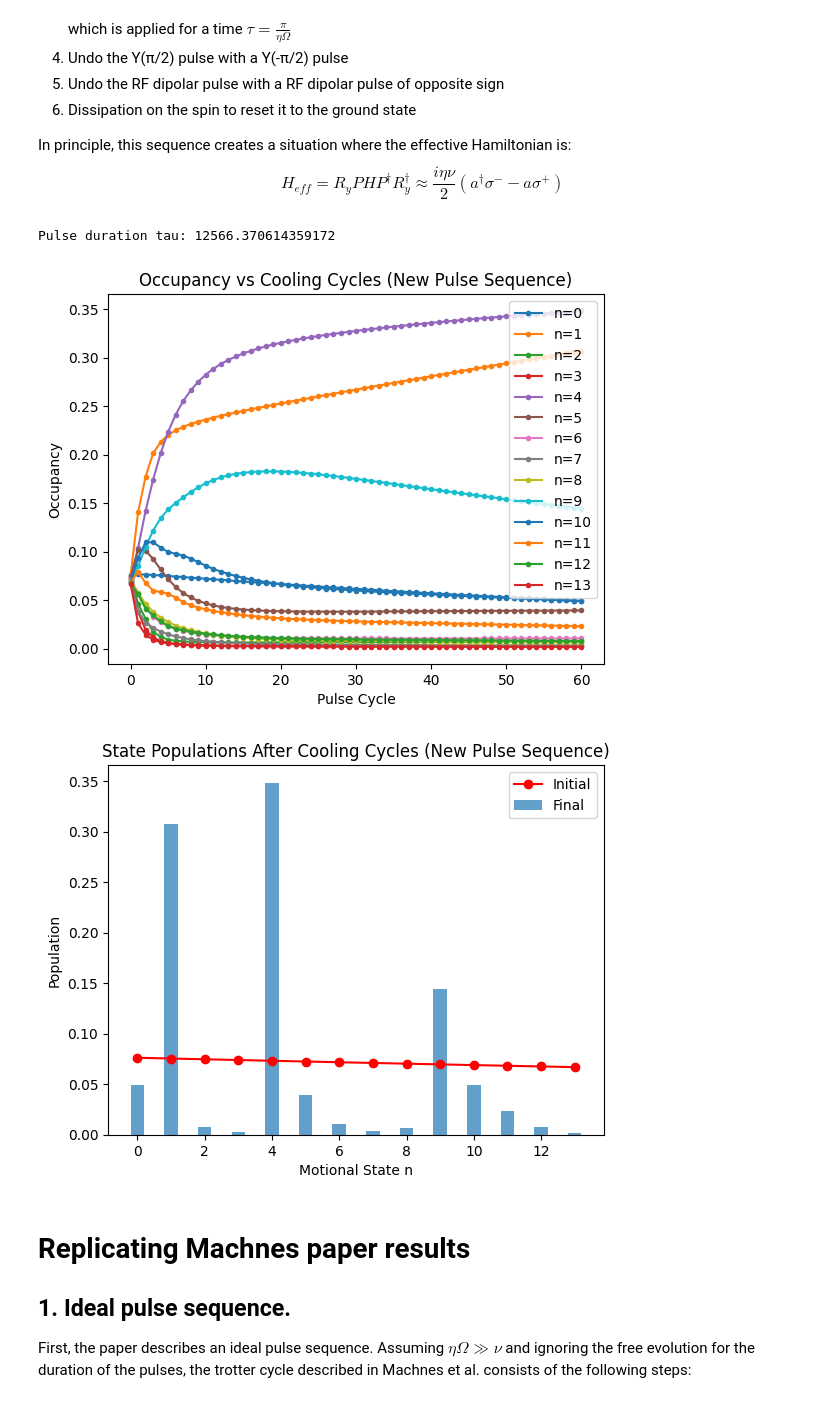
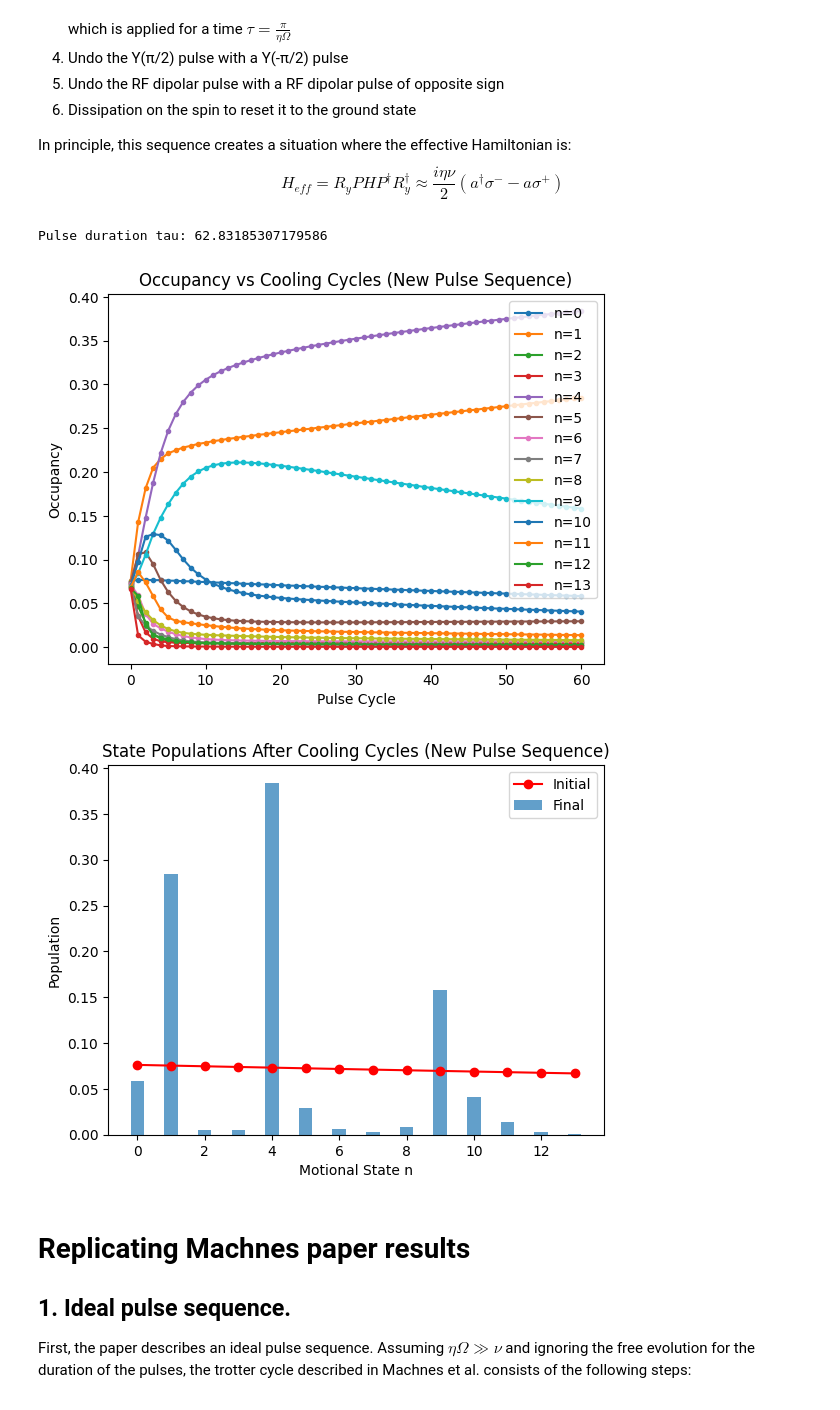
Before and after one commit to GonReina/QLearn, a Jupyter notebook: trapped_ions/Machnes_results.ipynb, the cells around one changed output. Cells and saved outputs as stored; diff of their text form; code cells hidden in the pictures.

```diff
--- a/trapped_ions/Machnes_results.ipynb
+++ b/trapped_ions/Machnes_results.ipynb
@@ -34,7 +34,7 @@ Delta = 0  # Detuning
 RF_strength = 1  # RF dipolar coupling strength
 nu = 1.0     # Motional frequency
 Omega = nu  # Rabi frequency
-Omega_y = 100  # Rabi frequency for Y pulse
+Omega_y = 1  # Rabi frequency for Y pulse
 eta = 0.1   # Lamb-Dicke parameter
 n_thermal = 1  # Average thermal phonon number
 n0 = 1
@@ -98,10 +98,10 @@ prop_y_undo = (L_y_undo * y_duration).expm()
 
 
 # 3) X(τ) pulse on the spin, same as H_pulse but with different phase
-#H_x = 0.5 * Delta * s_z_full + nu * a_dag_full * a_full + \
-#          0.5 * Omega * (s_plus_full * D_op + s_minus_full * D_op.dag())
-H_x = 0.5 * nu * s_x_full + nu * a_dag_full * a_full + \
-          0.5 * 1j * Omega * eta * s_z_full * (a_dag_full - a_full)
+H_x = 0.5 * Delta * s_z_full + nu * a_dag_full * a_full + \
+         0.5 * Omega * (s_plus_full * D_op + s_minus_full * D_op.dag())
+# H_x = 0.5 * nu * s_x_full + nu * a_dag_full * a_full + \
+#           0.5 * 1j * Omega * eta * s_z_full * (a_dag_full - a_full)
 L_x = liouvillian(H_x, [])
 prop_x = (L_x * tau).expm()
 
@@ -152,36 +152,36 @@ current_rho_vec = rho_vec
 for k in range(1, num_pulses + 1):
     current_rho_vec = prop_cycle * current_rho_vec
 
     # Store
     rho_mat = vector_to_operator(current_rho_vec)
     occupancies[k, :] = rho_mat.ptrace(1).diag().real
 
 
 # Plot the occupancy of all motional states over cycles
 plt.figure()
 for n in range(N):
     plt.plot(times_sim, occupancies[:, n], '.-', label=f'n={n}')
 plt.xlabel('Pulse Cycle')
 plt.ylabel('Occupancy')
 plt.title('Occupancy vs Cooling Cycles (New Pulse Sequence)')
 plt.legend()
 plt.show()
 
 # Bar plot
 p_motional_initial = occupancies[0, :]
 p_motional_final = occupancies[-1, :]
 plt.figure()
 plt.plot(np.arange(N), p_motional_initial, 'o-', label='Initial' , color='red')
 plt.bar(np.arange(N), p_motional_final, width=0.4, label='Final', alpha=0.7)
 plt.xlabel('Motional State n')
 plt.ylabel('Population')
 plt.title('State Populations After Cooling Cycles (New Pulse Sequence)')
 plt.legend()
 plt.show()
 # %% [output]
-Pulse duration tau: 12566.370614359172
+Pulse duration tau: 62.83185307179586
-[figure, old version]
+[figure, new version]
-[figure, old version]
+[figure, new version]
 # %% [markdown]
 # Replicating Machnes paper results
 ## 1. Ideal pulse sequence.
```
Also changed, not shown: 4 other files.
